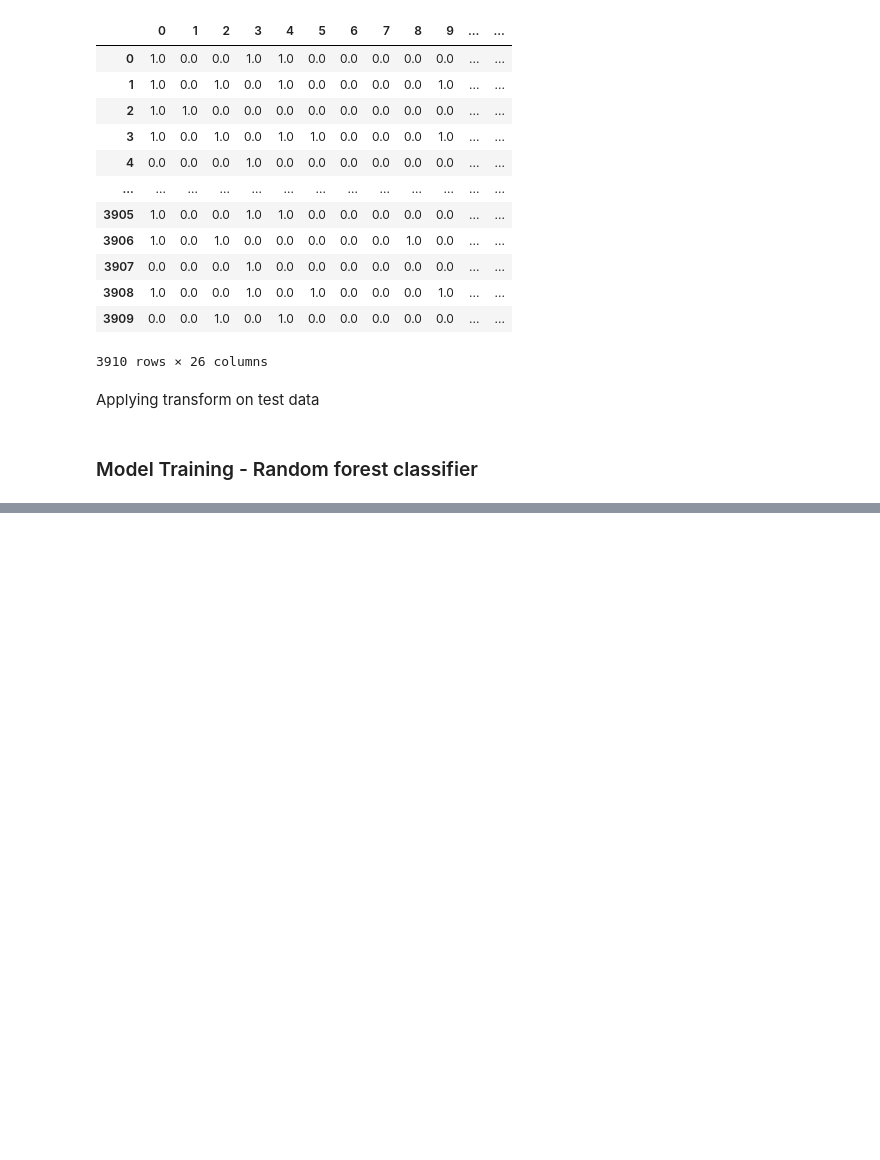
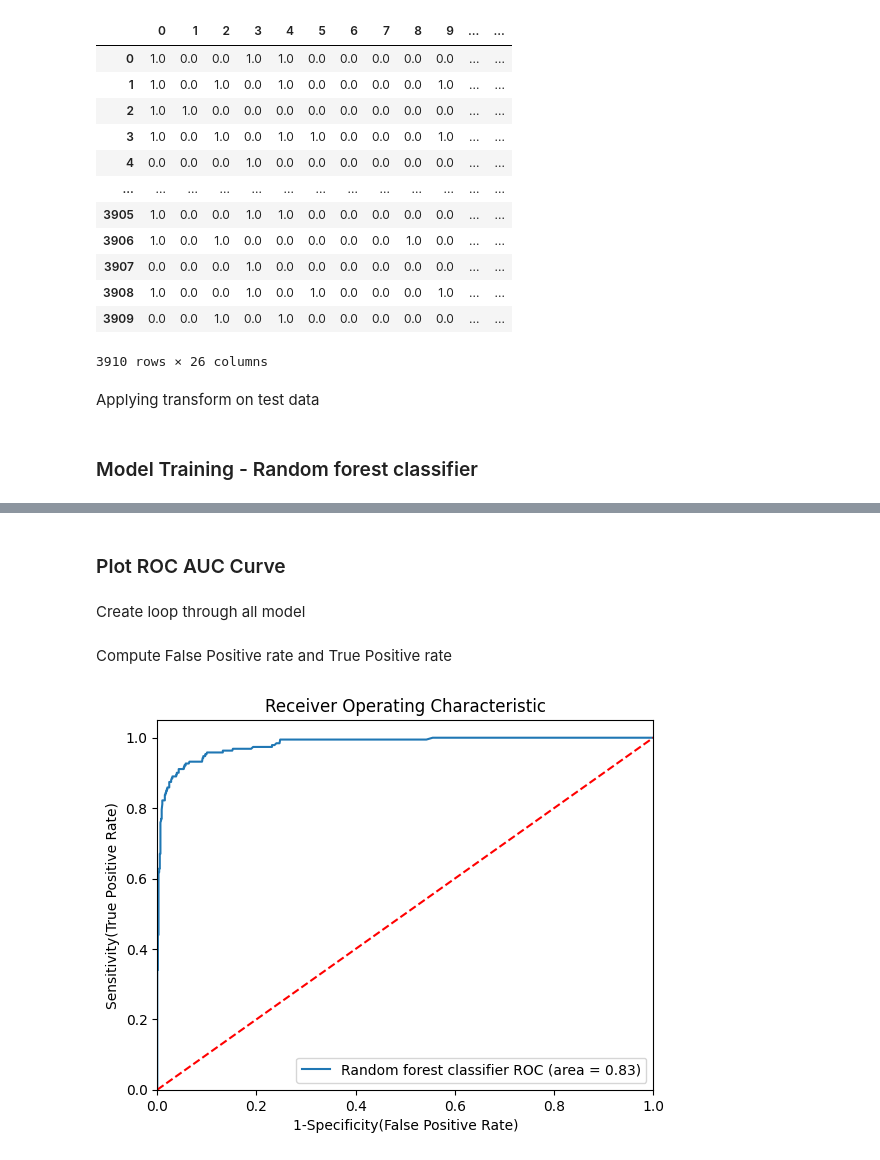
Before and after one commit to niveeez/randomforest, a Jupyter notebook: holiday_package_purchase_pred.ipynb, the cells around one changed output, grey strips where cells are left out. Drawn from its saved outputs; the diff is of its cells as text; code cells hidden in the pictures; blank space fills up the shorter version.

```diff
--- a/holiday_package_purchase_pred.ipynb
+++ b/holiday_package_purchase_pred.ipynb
@@ -659,0 +669,4 @@ Model Performance for Test Set
+# %%
+randomcv_models = [
+    ('RF', RandomForestClassifier(), rf_params)
+]
@@ -659,0 +675,10 @@ Model Performance for Test Set
+# %%
+model_param = {}
+for name, model, params in randomcv_models:
+    random = RandomizedSearchCV(estimator=model, param_distributions=params, n_iter=100,cv=3, verbose=2, n_jobs=1)
+    random.fit(X_train, y_train)
+    model_param[name] = random.best_params_
+
+for model_name in model_param:
+    print(f"-------------------Best params for {model_name}--------------")
+    print(model_param[model_name])
@@ -659,0 +724,6 @@ Model Performance for Test Set
+# %%
+models = {
+    'Random Forest': RandomForestClassifier(n_estimators=1000, min_samples_split=2,max_features=8,max_depth=15)
+
+
+}
@@ -659,0 +789,2 @@ Model Performance for Test Set
+# %% [markdown]
+### Plot ROC AUC Curve
@@ -659,0 +793,31 @@ Model Performance for Test Set
+# %%
+
+auc_models = [{
+    'label':'Random forest classifier',
+    'model': RandomForestClassifier(n_estimators=1000, min_samples_split=2, max_features=7, max_depth=None),
+    'auc':0.8345
+}]
+# %% [markdown]
+Create loop through all model
+# %% [markdown]
+Compute False Positive rate and True Positive rate
+# %%
+for algo in auc_models:
+    model = algo['model'] # select the model
+    model.fit(X_train, y_train) # train the model
+# Compute False postive rate, and True positive rate
+    fpr, tpr, thresholds = roc_curve(y_test, model.predict_proba(X_test)[:,1])
+# Calculate Area under the curve to display on the plot
+    plt.plot(fpr, tpr, label='%s ROC (area = %0.2f)' % (algo['label'], algo['auc']))
+# Custom settings for the plot
+plt.plot([0, 1], [0, 1],'r--')
+plt.xlim([0.0, 1.0])
+plt.ylim([0.0, 1.05])
+plt.xlabel('1-Specificity(False Positive Rate)')
+plt.ylabel('Sensitivity(True Positive Rate)')
+plt.title('Receiver Operating Characteristic')
+plt.legend(loc="lower right")
+plt.savefig("auc.png")
+plt.show()
+# %% [output]
+[figure, added]
```
Also changed, not shown: parts of 8 cells of this notebook, 2 other files.
